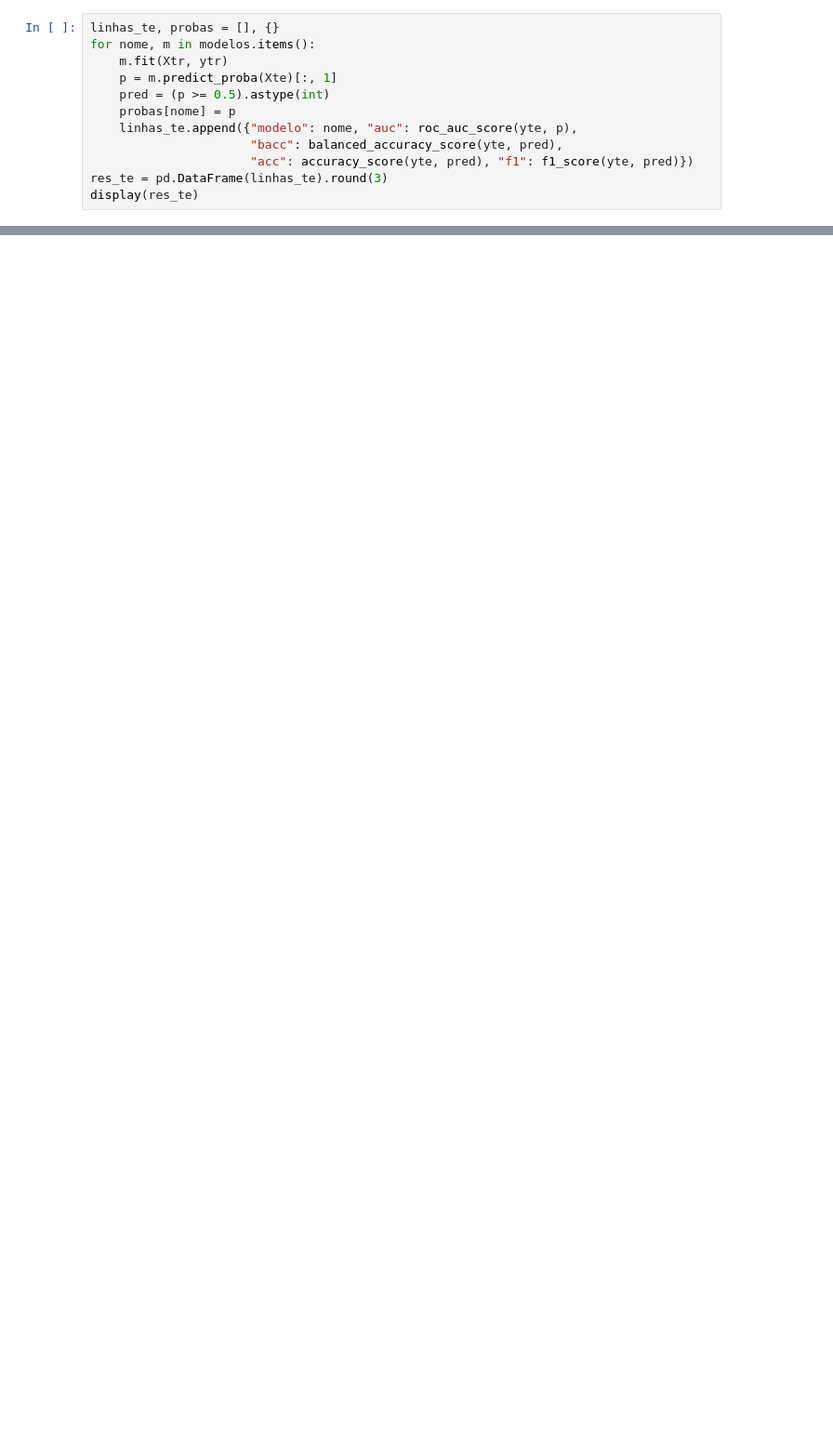
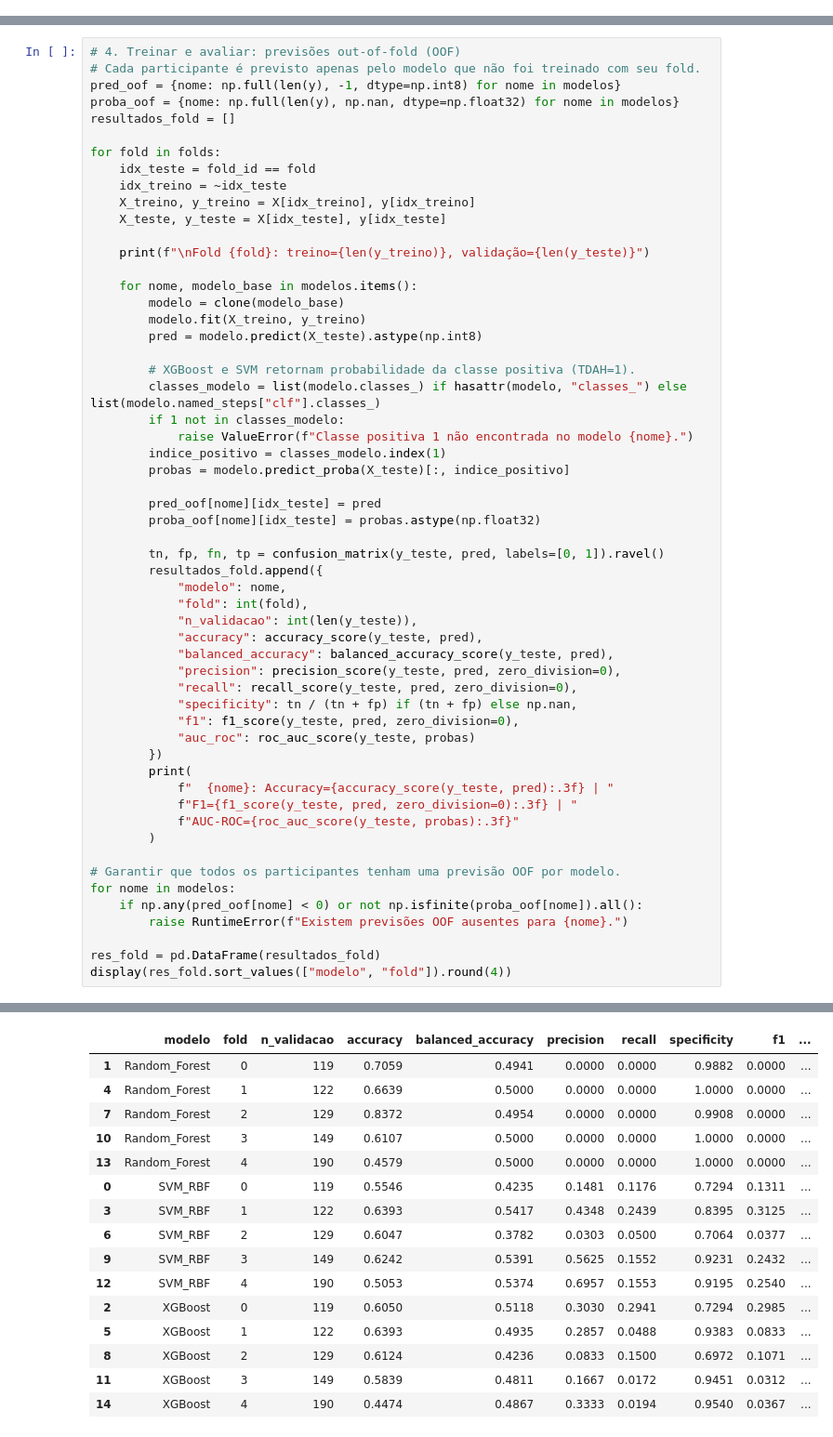
Before and after one commit to Dudamaiap/TCC_TDAH, a Jupyter notebook: notebooks/08_Baselines_ADHD200.ipynb, the cells around one changed output, grey strips where cells are left out. Shown at 93% size. Cells and saved outputs as stored; diff of their text form; blank space fills up the shorter version.

```diff
--- a/notebooks/08_Baselines_ADHD200.ipynb
+++ b/notebooks/08_Baselines_ADHD200.ipynb
@@ -45,12 +0,0 @@ display(res_cv)
-# %%
-linhas_te, probas = [], {}
-for nome, m in modelos.items():
-    m.fit(Xtr, ytr)
-    p = m.predict_proba(Xte)[:, 1]
-    pred = (p >= 0.5).astype(int)
-    probas[nome] = p
-    linhas_te.append({"modelo": nome, "auc": roc_auc_score(yte, p),
-                      "bacc": balanced_accuracy_score(yte, pred),
-                      "acc": accuracy_score(yte, pred), "f1": f1_score(yte, pred)})
-res_te = pd.DataFrame(linhas_te).round(3)
-display(res_te)
@@ -61,0 +236,57 @@ print("Resultados salvos em", config.RESULTADOS)
+# %%
+# 4. Treinar e avaliar: previsões out-of-fold (OOF)
+# Cada participante é previsto apenas pelo modelo que não foi treinado com seu fold.
+pred_oof = {nome: np.full(len(y), -1, dtype=np.int8) for nome in modelos}
+proba_oof = {nome: np.full(len(y), np.nan, dtype=np.float32) for nome in modelos}
+resultados_fold = []
+
+for fold in folds:
+    idx_teste = fold_id == fold
+    idx_treino = ~idx_teste
+    X_treino, y_treino = X[idx_treino], y[idx_treino]
+    X_teste, y_teste = X[idx_teste], y[idx_teste]
+
+    print(f"\nFold {fold}: treino={len(y_treino)}, validação={len(y_teste)}")
+
+    for nome, modelo_base in modelos.items():
+        modelo = clone(modelo_base)
+        modelo.fit(X_treino, y_treino)
+        pred = modelo.predict(X_teste).astype(np.int8)
+
+        # XGBoost e SVM retornam probabilidade da classe positiva (TDAH=1).
+        classes_modelo = list(modelo.classes_) if hasattr(modelo, "classes_") else list(modelo.named_steps["clf"].classes_)
+        if 1 not in classes_modelo:
+            raise ValueError(f"Classe positiva 1 não encontrada no modelo {nome}.")
+        indice_positivo = classes_modelo.index(1)
+        probas = modelo.predict_proba(X_teste)[:, indice_positivo]
+
+        pred_oof[nome][idx_teste] = pred
+        proba_oof[nome][idx_teste] = probas.astype(np.float32)
+
+        tn, fp, fn, tp = confusion_matrix(y_teste, pred, labels=[0, 1]).ravel()
+        resultados_fold.append({
+            "modelo": nome,
+            "fold": int(fold),
+            "n_validacao": int(len(y_teste)),
+            "accuracy": accuracy_score(y_teste, pred),
+            "balanced_accuracy": balanced_accuracy_score(y_teste, pred),
+            "precision": precision_score(y_teste, pred, zero_division=0),
+            "recall": recall_score(y_teste, pred, zero_division=0),
+            "specificity": tn / (tn + fp) if (tn + fp) else np.nan,
+            "f1": f1_score(y_teste, pred, zero_division=0),
+            "auc_roc": roc_auc_score(y_teste, probas)
+        })
+        print(
+            f"  {nome}: Accuracy={accuracy_score(y_teste, pred):.3f} | "
+            f"F1={f1_score(y_teste, pred, zero_division=0):.3f} | "
+            f"AUC-ROC={roc_auc_score(y_teste, probas):.3f}"
+        )
+
+# Garantir que todos os participantes tenham uma previsão OOF por modelo.
+for nome in modelos:
+    if np.any(pred_oof[nome] < 0) or not np.isfinite(proba_oof[nome]).all():
+        raise RuntimeError(f"Existem previsões OOF ausentes para {nome}.")
+
+res_fold = pd.DataFrame(resultados_fold)
+display(res_fold.sort_values(["modelo", "fold"]).round(4))
+# %% [output]
@@ -61,0 +317,16 @@ print("Resultados salvos em", config.RESULTADOS)
+|  | modelo | fold | n_validacao | accuracy | balanced_accuracy | precision | recall | specificity | f1 | ... |
+| 1 | Random_Forest | 0 | 119 | 0.7059 | 0.4941 | 0.0000 | 0.0000 | 0.9882 | 0.0000 | ... |
+| 4 | Random_Forest | 1 | 122 | 0.6639 | 0.5000 | 0.0000 | 0.0000 | 1.0000 | 0.0000 | ... |
+| 7 | Random_Forest | 2 | 129 | 0.8372 | 0.4954 | 0.0000 | 0.0000 | 0.9908 | 0.0000 | ... |
+| 10 | Random_Forest | 3 | 149 | 0.6107 | 0.5000 | 0.0000 | 0.0000 | 1.0000 | 0.0000 | ... |
+| 13 | Random_Forest | 4 | 190 | 0.4579 | 0.5000 | 0.0000 | 0.0000 | 1.0000 | 0.0000 | ... |
+| 0 | SVM_RBF | 0 | 119 | 0.5546 | 0.4235 | 0.1481 | 0.1176 | 0.7294 | 0.1311 | ... |
+| 3 | SVM_RBF | 1 | 122 | 0.6393 | 0.5417 | 0.4348 | 0.2439 | 0.8395 | 0.3125 | ... |
+| 6 | SVM_RBF | 2 | 129 | 0.6047 | 0.3782 | 0.0303 | 0.0500 | 0.7064 | 0.0377 | ... |
+| 9 | SVM_RBF | 3 | 149 | 0.6242 | 0.5391 | 0.5625 | 0.1552 | 0.9231 | 0.2432 | ... |
+| 12 | SVM_RBF | 4 | 190 | 0.5053 | 0.5374 | 0.6957 | 0.1553 | 0.9195 | 0.2540 | ... |
+| 2 | XGBoost | 0 | 119 | 0.6050 | 0.5118 | 0.3030 | 0.2941 | 0.7294 | 0.2985 | ... |
+| 5 | XGBoost | 1 | 122 | 0.6393 | 0.4935 | 0.2857 | 0.0488 | 0.9383 | 0.0833 | ... |
+| 8 | XGBoost | 2 | 129 | 0.6124 | 0.4236 | 0.0833 | 0.1500 | 0.6972 | 0.1071 | ... |
+| 11 | XGBoost | 3 | 149 | 0.5839 | 0.4811 | 0.1667 | 0.0172 | 0.9451 | 0.0312 | ... |
+| 14 | XGBoost | 4 | 190 | 0.4474 | 0.4867 | 0.3333 | 0.0194 | 0.9540 | 0.0367 | ... |
```
Also changed, not shown: parts of 12 cells of this notebook.
